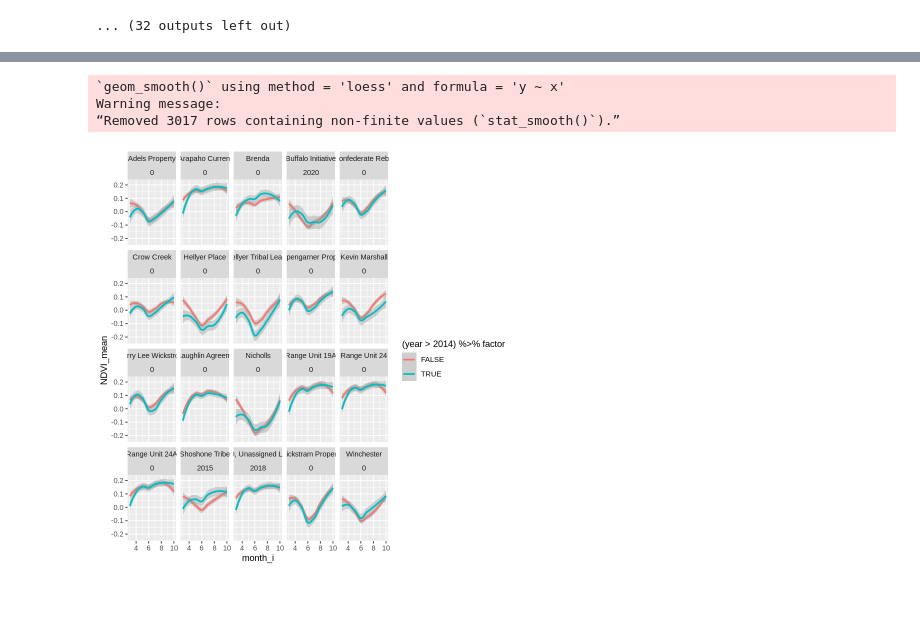
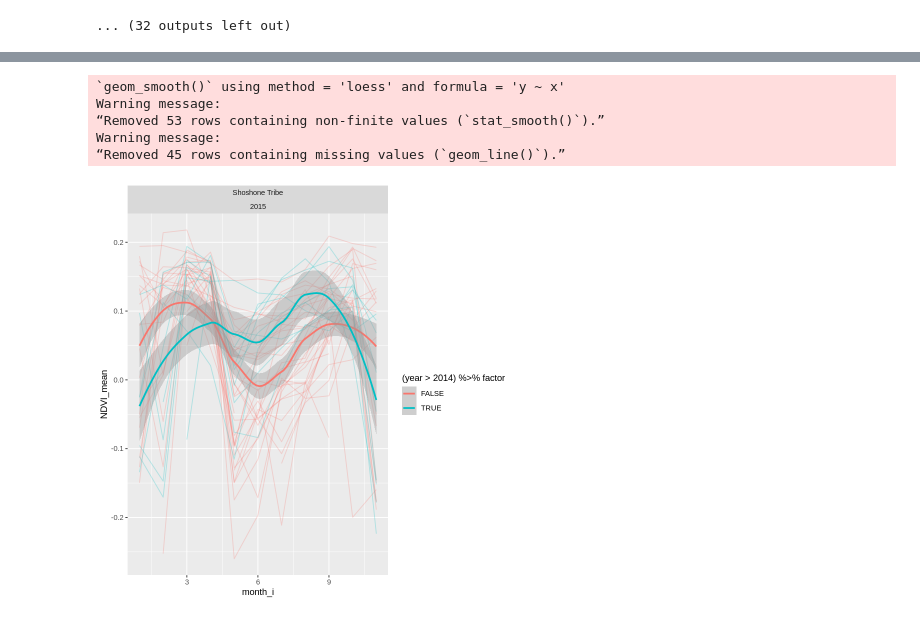
Before and after one commit to seismosmsr/machine_learning, a Jupyter notebook: bison.ipynb, the cells around one changed output, grey strips where cells are left out. Drawn from its saved outputs; the diff is of its cells as text; code cells hidden in the pictures.

```diff
--- a/bison.ipynb
+++ b/bison.ipynb
@@ -275,15 +327,18 @@ ndvi_mean_dt[Name== 'Buffalo Initiative',year_introduced := 2020]
 # %%
-ndvi_mean_dt[] %>%
-  ggplot(aes(x=month_i,y=NDVI_mean))+
-  # geom_point(aes(group=year %>% paste,color=year %>% as.numeric)) +
-  xlim(3,10)+
+# Name=='Shoshone Tribe'
+ndvi_mean_dt[Name=='Shoshone Tribe'] %>%
+  ggplot(aes(x=month_i ,y=NDVI_mean))+
+  geom_line(aes(group=year %>% paste,color=(year > 2014) %>% factor  ),alpha = 0.25 ) +
+  # xlim(3,10)+
   geom_smooth(aes(color=(year > 2014) %>% factor ))+
   facet_wrap(Name~year_introduced)
 # %% [output]
 `geom_smooth()` using method = 'loess' and formula = 'y ~ x'
 Warning message:
-“Removed 3017 rows containing non-finite values (`stat_smooth()`).”
+“Removed 53 rows containing non-finite values (`stat_smooth()`).”
+Warning message:
+“Removed 45 rows containing missing values (`geom_line()`).”
-[figure, old version]
+[figure, new version]
 # %%
 ndvi_mean_dt <- ndvi_mean_dt[order(month_i)]
 ndvi_mean_dt[,accum_ndvi :=NULL]
```
Also changed, not shown: parts of 9 cells of this notebook.
